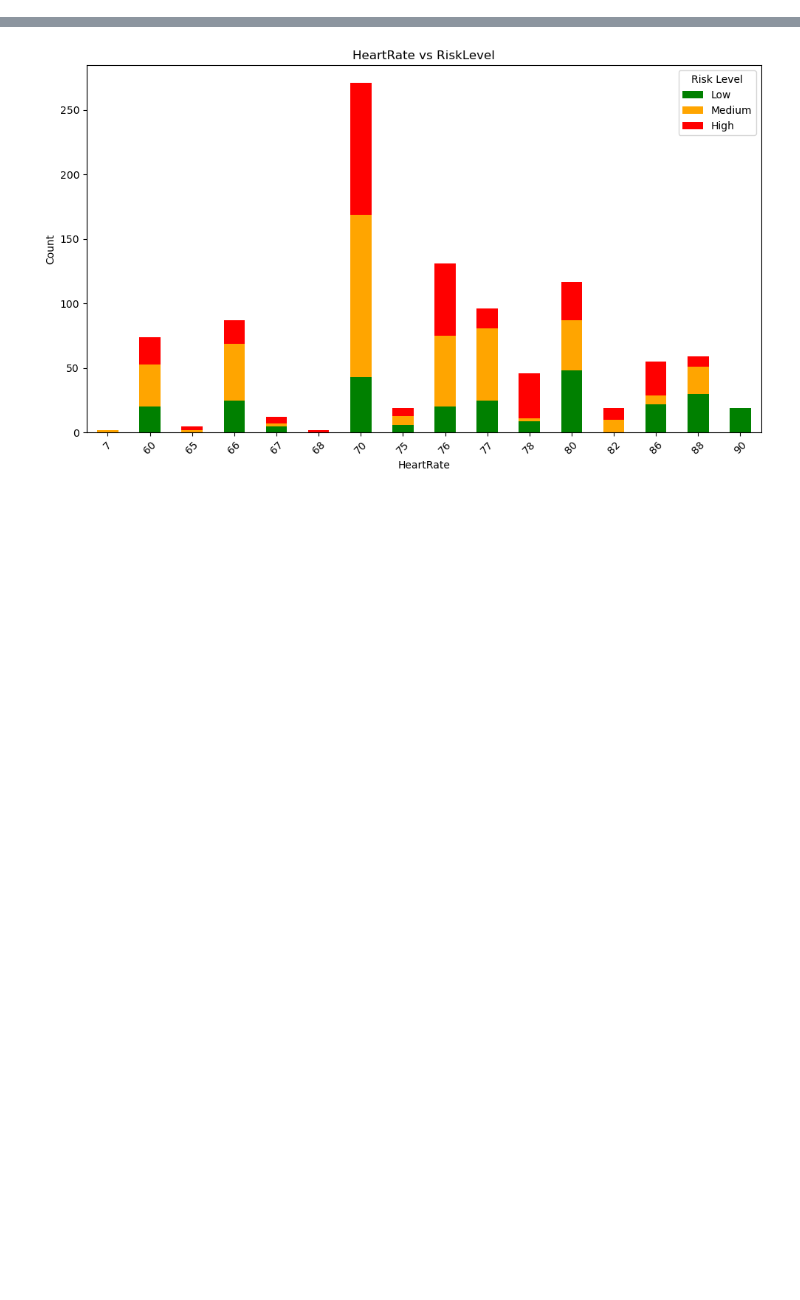
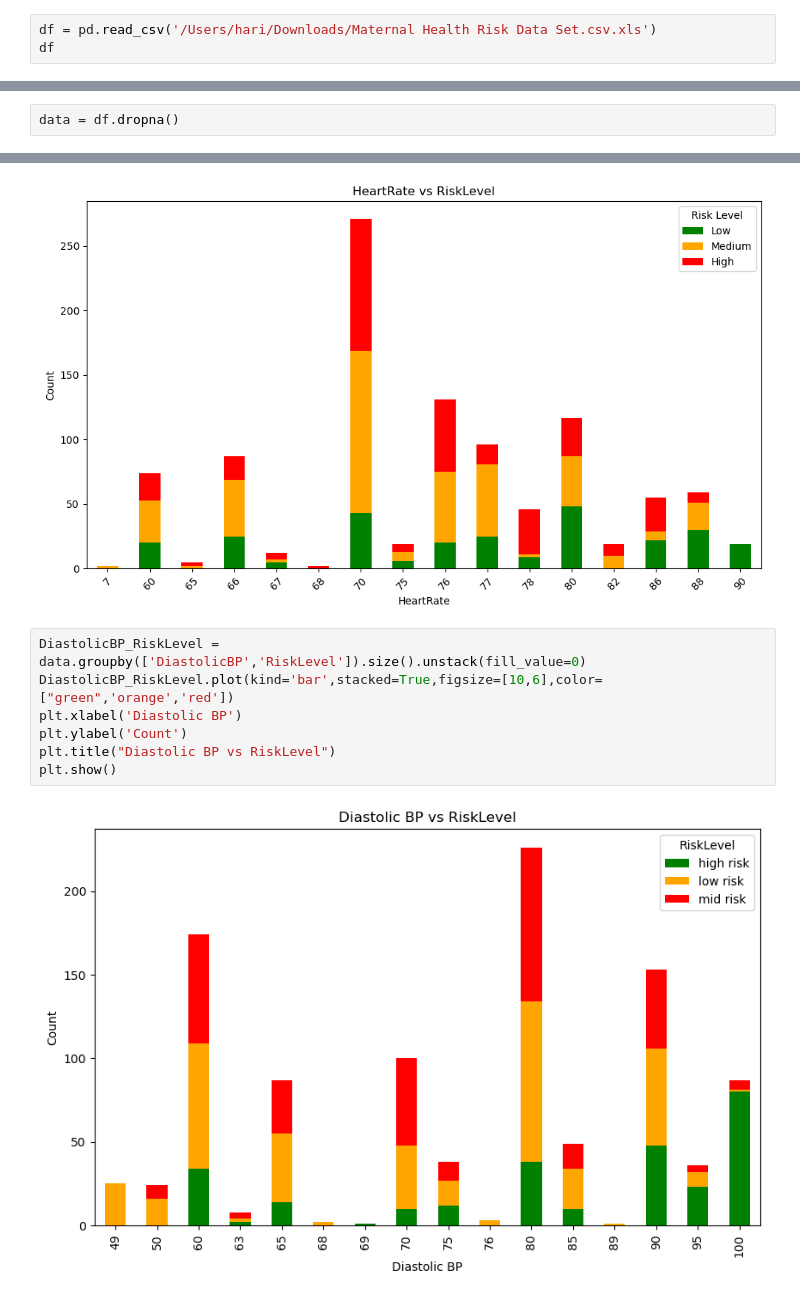
Before and after one commit to HariAr2/Risk-Prediction, a Jupyter notebook: Maternal_risk.ipynb, the cells around one changed output, grey strips where cells are left out. Cells and saved outputs as stored; diff of their text form; blank space fills up the shorter version.

```diff
--- a/Maternal_risk.ipynb
+++ b/Maternal_risk.ipynb
@@ -20,2 +3,5 @@ data
 # %%
 import matplotlib.pyplot as plt
+# %%
+df = pd.read_csv('/Users/hari/Downloads/Maternal Health Risk Data Set.csv.xls')
+df
@@ -21,0 +22,2 @@ import matplotlib.pyplot as plt
+# %%
+data = df.dropna()
@@ -96,3 +73,12 @@ plt.tight_layout()
 plt.show()
 # %% [output]
 [figure]
+# %%
+DiastolicBP_RiskLevel = data.groupby(['DiastolicBP','RiskLevel']).size().unstack(fill_value=0)
+DiastolicBP_RiskLevel.plot(kind='bar',stacked=True,figsize=[10,6],color=["green",'orange','red'])
+plt.xlabel('Diastolic BP')
+plt.ylabel('Count')
+plt.title("Diastolic BP vs RiskLevel")
+plt.show()
+# %% [output]
+[figure, added]
```
Also changed, not shown: parts of 8 cells of this notebook.
